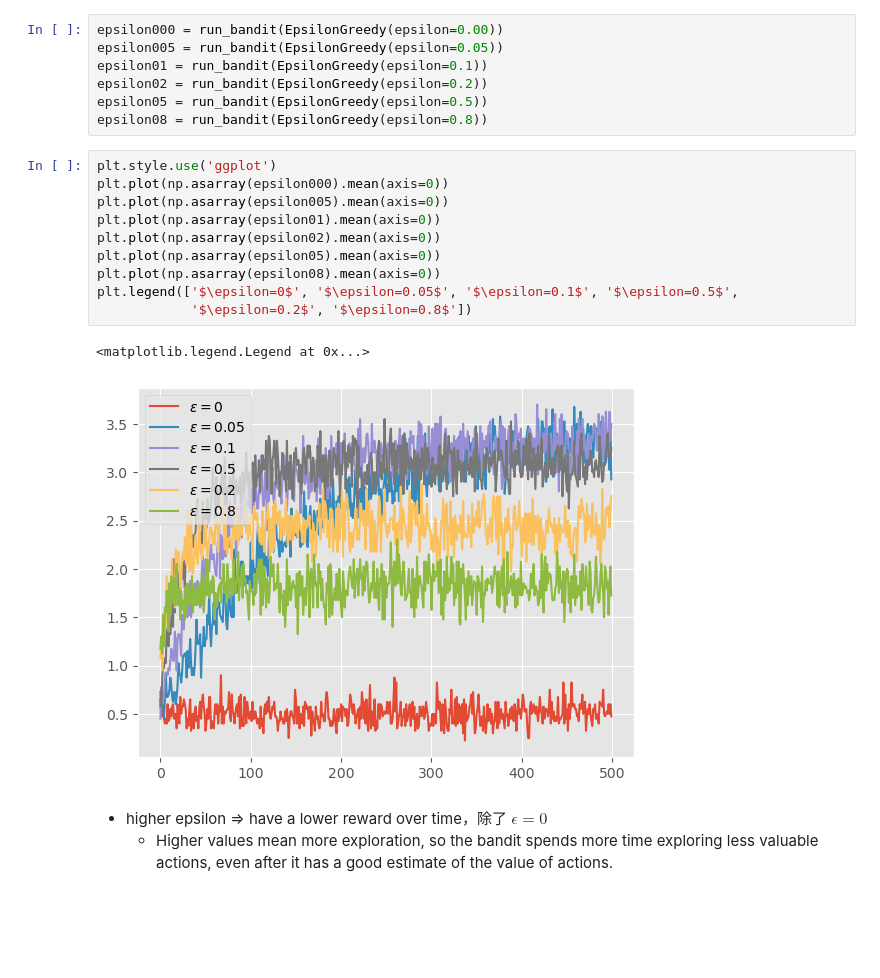
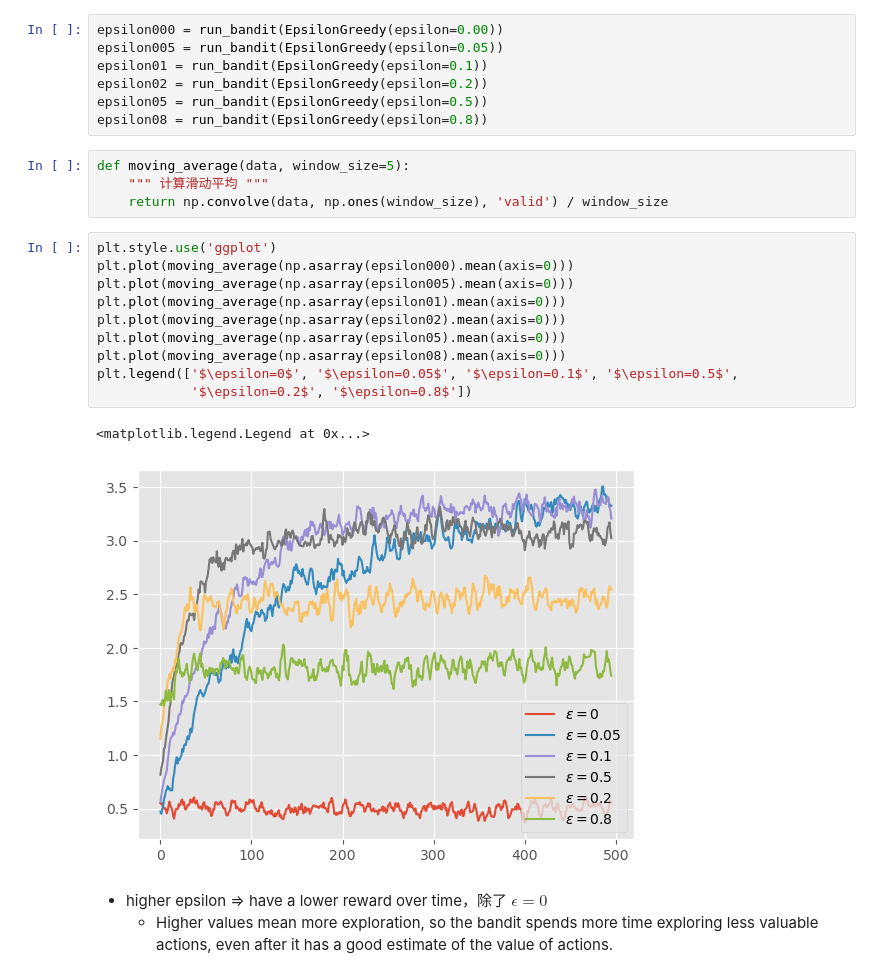
Before and after one commit to chunhuizhang/personal_chatgpt, a Jupyter notebook: tutorials/drl/multi_armed_bandits.ipynb, the cells around one changed output. Saved outputs shown, nothing was run; the diff lists cells and outputs as text; blank space fills up the shorter version.

```diff
--- a/tutorials/drl/multi_armed_bandits.ipynb
+++ b/tutorials/drl/multi_armed_bandits.ipynb
@@ -129,19 +129,23 @@ epsilon01 = run_bandit(EpsilonGreedy(epsilon=0.1))
 epsilon02 = run_bandit(EpsilonGreedy(epsilon=0.2))
 epsilon05 = run_bandit(EpsilonGreedy(epsilon=0.5))
 epsilon08 = run_bandit(EpsilonGreedy(epsilon=0.8))
+# %%
+def moving_average(data, window_size=5):
+    """ 计算滑动平均 """
+    return np.convolve(data, np.ones(window_size), 'valid') / window_size
 # %%
 plt.style.use('ggplot')
-plt.plot(np.asarray(epsilon000).mean(axis=0))
-plt.plot(np.asarray(epsilon005).mean(axis=0))
-plt.plot(np.asarray(epsilon01).mean(axis=0))
-plt.plot(np.asarray(epsilon02).mean(axis=0))
-plt.plot(np.asarray(epsilon05).mean(axis=0))
-plt.plot(np.asarray(epsilon08).mean(axis=0))
+plt.plot(moving_average(np.asarray(epsilon000).mean(axis=0)))
+plt.plot(moving_average(np.asarray(epsilon005).mean(axis=0)))
+plt.plot(moving_average(np.asarray(epsilon01).mean(axis=0)))
+plt.plot(moving_average(np.asarray(epsilon02).mean(axis=0)))
+plt.plot(moving_average(np.asarray(epsilon05).mean(axis=0)))
+plt.plot(moving_average(np.asarray(epsilon08).mean(axis=0)))
 plt.legend(['$\epsilon=0$', '$\epsilon=0.05$', '$\epsilon=0.1$', '$\epsilon=0.5$',
             '$\epsilon=0.2$', '$\epsilon=0.8$'])
 # %% [output]
 <matplotlib.legend.Legend at 0x...>
-[figure, old version]
+[figure, new version]
 # %% [markdown]
 - higher epsilon => have a lower reward over time，除了 $\epsilon=0$
     -  Higher values mean more exploration, so the bandit spends more time exploring less valuable actions, even after it has a good estimate of the value of actions.
```
Also changed, not shown: parts of 10 cells of this notebook.
